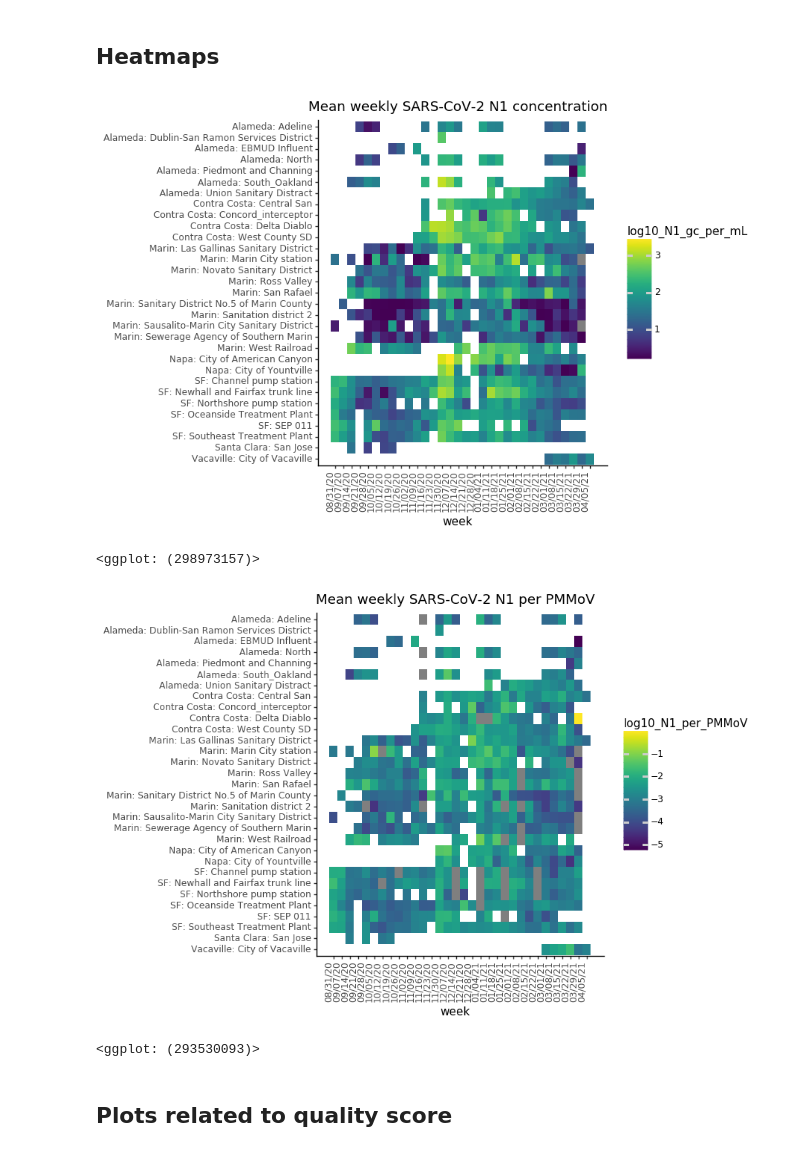
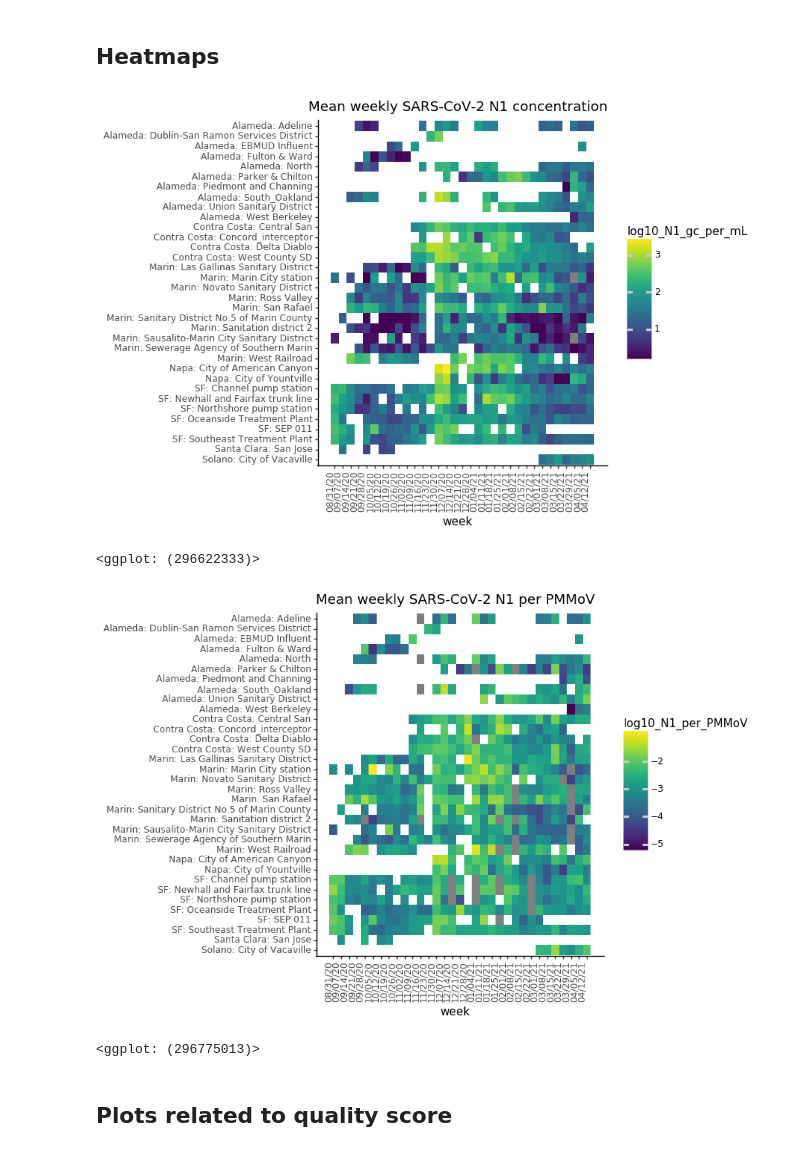
Before and after one commit to wastewaterlab/data_analysis, a Jupyter notebook: notebooks/new_full_pipeline.ipynb, the cells around one changed output. Drawn from its saved outputs; the diff is of its cells as text; code cells hidden in the pictures.

```diff
--- a/notebooks/new_full_pipeline.ipynb
+++ b/notebooks/new_full_pipeline.ipynb
@@ -39,12 +40,12 @@ pd.set_option('display.max_colwidth', None)
 # %%
 # from csv
 
-sites = '/Users/rosekantor/scientific_work/Nelson_lab/wbe_project/data_wbe/site_lookup_040721.csv'
-samples = '/Users/rosekantor/scientific_work/Nelson_lab/wbe_project/data_wbe/sample_inventory_040721.csv'
-qpcr = '/Users/rosekantor/scientific_work/Nelson_lab/wbe_project/data_wbe/QuantStudio_raw_data_040721.csv'
-plates = '/Users/rosekantor/scientific_work/Nelson_lab/wbe_project/data_wbe/Plate_info_040721.csv'
-sample_log = '/Users/rosekantor/scientific_work/Nelson_lab/wbe_project/data_wbe/Sample_collection_log_031121.csv'
-sample_metadata = '/Users/rosekantor/scientific_work/Nelson_lab/wbe_project/data_wbe/Sample_metadata_031121.csv'
+sites = '/Users/rosekantor/scientific_work/Nelson_lab/wbe_project/data_wbe/site_lookup_042021.csv'
+samples = '/Users/rosekantor/scientific_work/Nelson_lab/wbe_project/data_wbe/sample_inventory_042021.csv'
+qpcr = '/Users/rosekantor/scientific_work/Nelson_lab/wbe_project/data_wbe/QuantStudio_raw_data_042021.csv'
+plates = '/Users/rosekantor/scientific_work/Nelson_lab/wbe_project/data_wbe/Plate_info_042021.csv'
+sample_log = '/Users/rosekantor/scientific_work/Nelson_lab/wbe_project/data_wbe/Sample_collection_log_042021.csv'
+sample_metadata = '/Users/rosekantor/scientific_work/Nelson_lab/wbe_project/data_wbe/Sample_metadata_042021.csv'
 
 sampling_df = read_sample_logs(None, None, None, sample_log, sample_metadata)
 extraction_df = read_sample_data(None, None, samples, sites)
@@ -229,19 +232,25 @@ display(plt)
 ## Heatmaps
 # %%
 df = n1_df_scored[(n1_df_scored.sample_level != 'Residential')].copy()
-df['week'] = df.date_sampling.dt.strftime('%Y-%W') # create a "week" column for collapsing on
+
+#df['week'] = df.date_sampling.dt.strftime('%Y-%W') # create a "week" column for collapsing on
+df['week'] = pd.to_datetime(df['date_sampling']) - pd.to_timedelta(7, unit='d')
+# average data by week for each location
+# collapse to week by converting the week to a string, and aggregating on it, then convert string back to date (monday of each week)
+
+## GET N1 DATAFRAME COLLAPSED BY WEEK
 
 # average data by week for each location
 # collapse to week by converting the week to a string, and aggregating on it, then convert string back to date (monday of each week)
 
 ## GET N1 DATAFRAME COLLAPSED BY WEEK
-df_week = df.groupby(['sample_code', 'site_full_name', 'county', 'week']).agg(
+df_week = df.groupby(['sample_code', 'site_full_name', 'county', pd.Grouper(key='week', freq='W-MON')]).agg(
                                                                          mean_N1_gc_per_mL=('SARS_CoV_2_N1_gc_per_mL', 'mean'),
                                                                          mean_N1_per_PMMoV=('N1_per_PMMoV', 'mean'),
                                                                          mean_PMMoV_gc_per_mL=('pmmov_gc_per_mL', 'mean')
                                                                         ).reset_index()
 
-df_week['week'] = df_week.week.apply(lambda x: datetime.strptime(x + '-1', "%Y-%W-%w"))
+#df_week['week'] = df_week.week.apply(lambda x: datetime.strptime(x + '-1', "%Y-%W-%w"))
 
 # get nice names for y-axis and sort so they appear in order
 df_week['county_site'] = df_week[['county', 'site_full_name']].apply(lambda x: ': '.join(x), axis=1)
@@ -254,37 +263,37 @@ df_week.county_site = pd.Categorical(df_week.county_site,
 df_week['log10_N1_gc_per_mL'] = np.log10(df_week.mean_N1_gc_per_mL)
 df_week['log10_N1_per_PMMoV'] = np.log10(df_week.mean_N1_per_PMMoV)
 df_week['log10_PMMoV_per_PMMoV'] = np.log10(df_week.mean_PMMoV_gc_per_mL)
 
 # plot
 plt = (ggplot(df_week, aes(x='week', y='county_site', fill='log10_N1_gc_per_mL'))+ #y='site_full_name # change to this if faceting by county works
  geom_tile()+
  theme_classic()+
  scale_x_datetime(breaks = df_week.week.unique(), labels = date_format('%D'))+
  ylab('')+
  #facet_grid('county ~', scales='free_y', space='free_y')+ #not yet implemented in plotnine
  theme(axis_text_x=element_text(rotation=90, hjust=1), figure_size=(5, 6))+
  ggtitle('Mean weekly SARS-CoV-2 N1 concentration'))
 
 display(plt)
 
 # plot
 plt = (ggplot(df_week, aes(x='week', y='county_site', fill='log10_N1_per_PMMoV'))+ #y='site_full_name # change to this if faceting by county works
  geom_tile()+
  theme_classic()+
  scale_x_datetime(breaks = df_week.week.unique(), labels = date_format('%D'))+
  ylab('')+
  #facet_grid('county ~', scales='free_y', space='free_y')+ #not yet implemented in plotnine
  theme(axis_text_x=element_text(rotation=90, hjust=1), figure_size=(5, 6))+
  ggtitle('Mean weekly SARS-CoV-2 N1 per PMMoV'))
 
 display(plt)
 
 #ggsave(plt, '/content/gdrive/My Drive/WBE_UCB/Agency_data_files/weekly_heatmap_all_sites_log10.pdf')
 # %% [output]
-[figure, old version]
+[figure, new version]
-<ggplot: (298973157)>
+<ggplot: (296622333)>
-[figure, old version]
+[figure, new version]
-<ggplot: (293530093)>
+<ggplot: (296775013)>
 # %% [markdown]
 ## Plots related to quality score
 # %%
```
Also changed, not shown: parts of 8 cells of this notebook.
